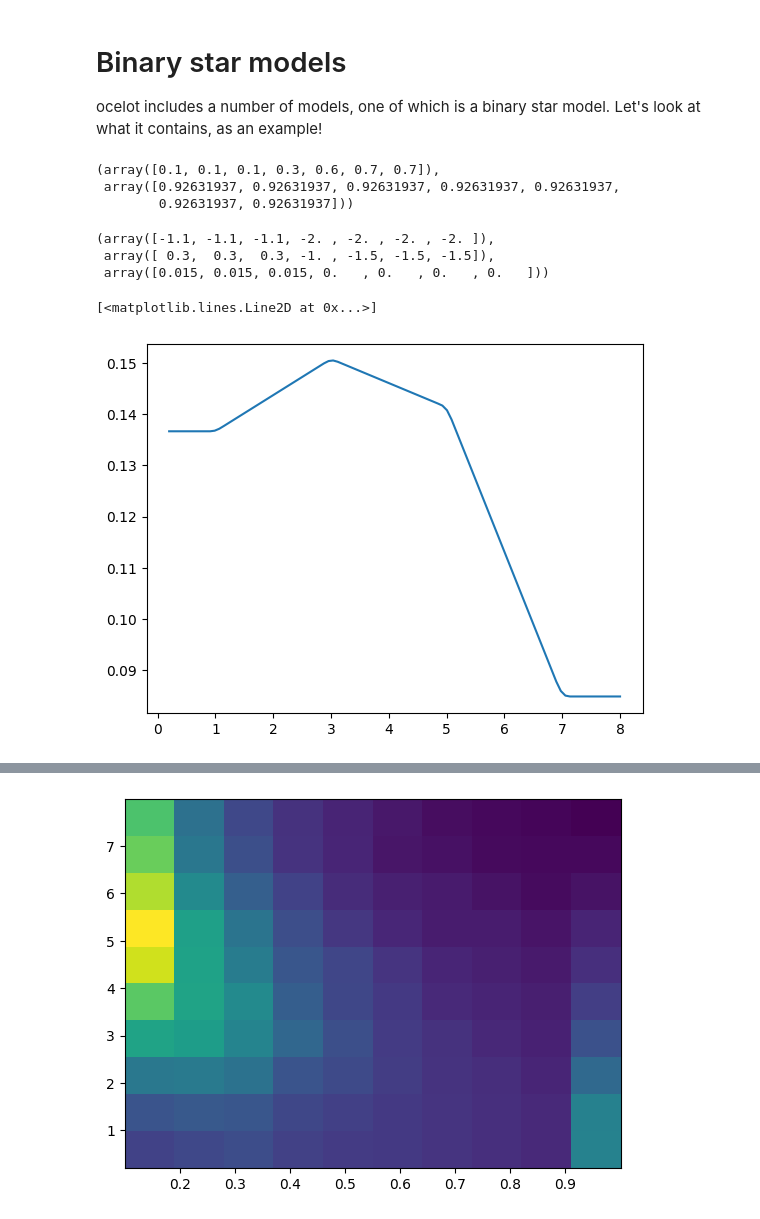
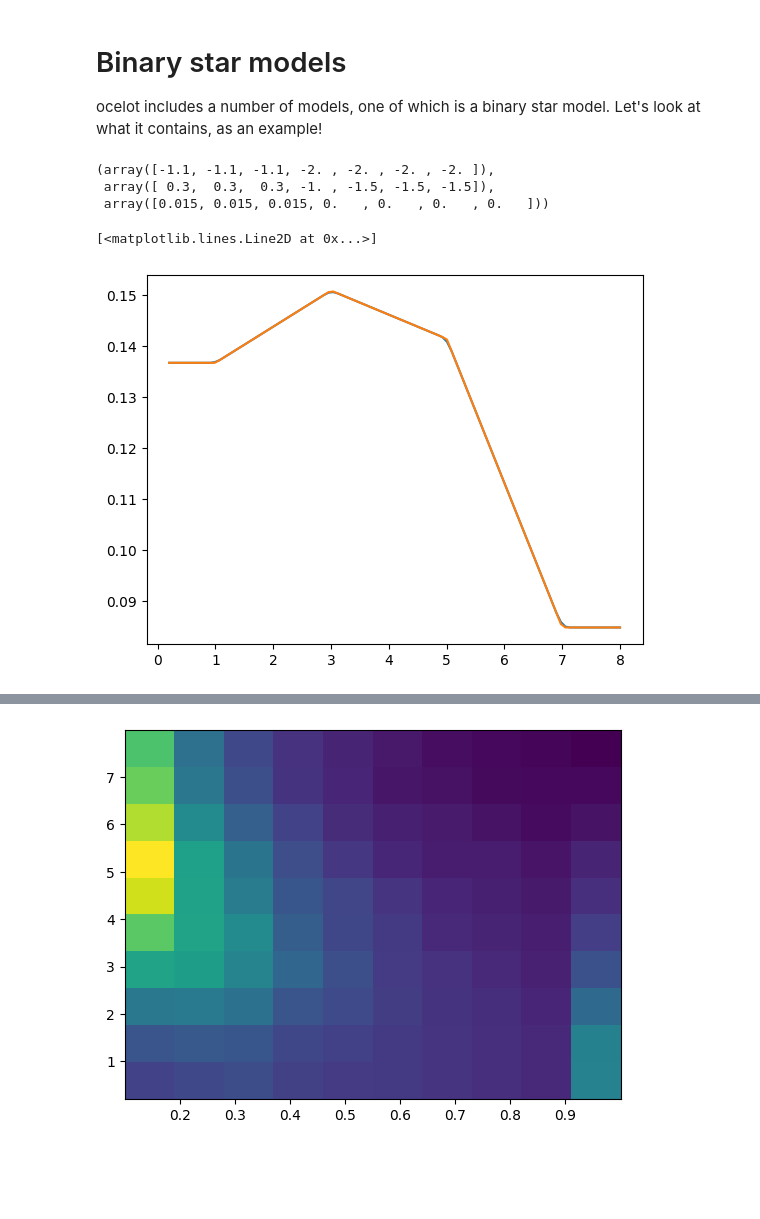
Before and after one commit to emilyhunt/ocelot, a Jupyter notebook: docs/tutorials/binary_star_models.ipynb, the cells around one changed output, grey strips where cells are left out. Drawn from its saved outputs; the diff is of its cells as text; code cells hidden in the pictures; blank space fills up the shorter version.

```diff
--- a/docs/tutorials/binary_star_models.ipynb
+++ b/docs/tutorials/binary_star_models.ipynb
@@ -13,12 +13,6 @@ masses, periods, periods_bounded, frequencies = (
     moe_distefano_17.mass_ratio_periods_with_bounds,
     moe_distefano_17.period_frequencies,
 )
-# %%
-moe_distefano_17._get_eccentricity_parameters(masses, np.full_like(masses, 2))
-# %% [output]
-(array([0.1, 0.1, 0.1, 0.3, 0.6, 0.7, 0.7]),
- array([0.92631937, 0.92631937, 0.92631937, 0.92631937, 0.92631937,
-        0.92631937, 0.92631937]))
 # %%
 moe_distefano_17._get_mass_ratio_distribution_parameters(masses, np.full_like(masses, 8))
 # %% [output]
@@ -26,11 +20,13 @@ moe_distefano_17._get_mass_ratio_distribution_parameters(masses, np.full_like(ma
  array([ 0.3,  0.3,  0.3, -1. , -1.5, -1.5, -1.5]),
  array([0.015, 0.015, 0.015, 0.   , 0.   , 0.   , 0.   ]))
 # %%
+x_pdf, y_pdf = moe_distefano_17._get_period_pdf(np.atleast_1d(16.0))
 ppf, x = moe_distefano_17._get_period_percentile_point_function(np.asarray([16]))
 plt.plot(x, np.gradient(ppf.flatten(), x))
+plt.plot(x_pdf, y_pdf.flatten())
 # %% [output]
 [<matplotlib.lines.Line2D at 0x...>]
-[figure, old version]
+[figure, new version]
 # %%
 x, y = moe_distefano_17._get_period_pdf(np.atleast_1d(16.0))
 ppf, y1 = moe_distefano_17._get_period_percentile_point_function(np.atleast_1d(16.0))
```
Also changed, not shown: parts of 6 cells of this notebook.
